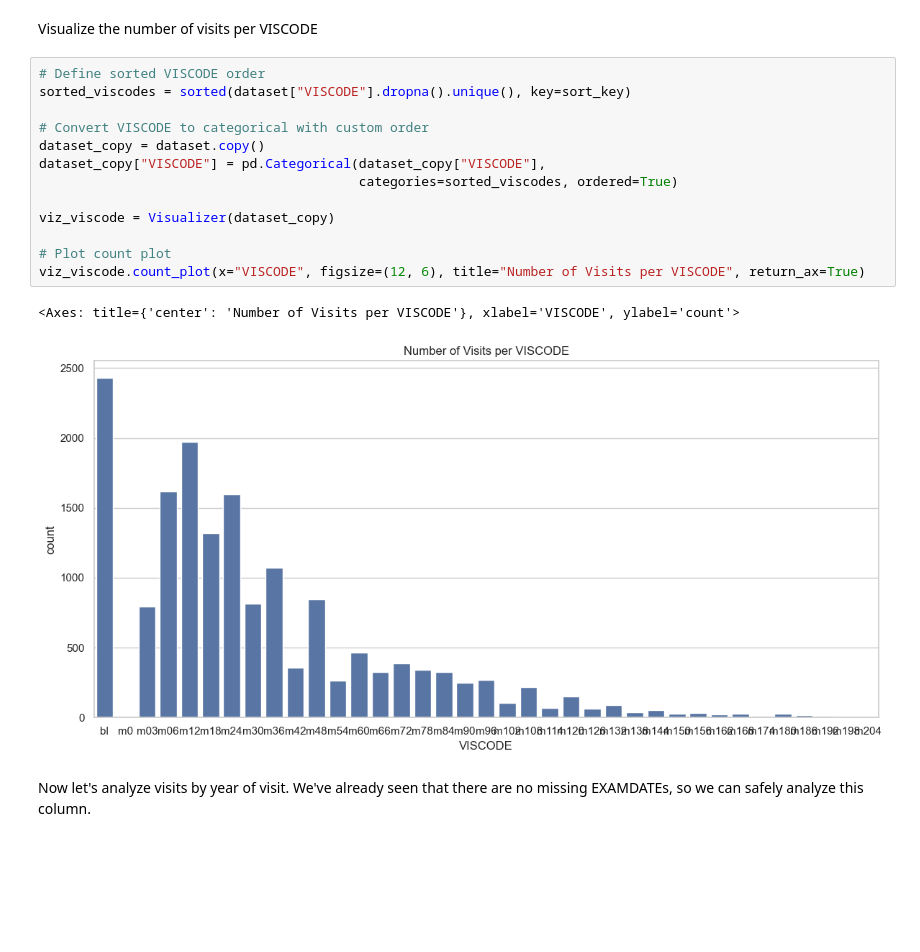
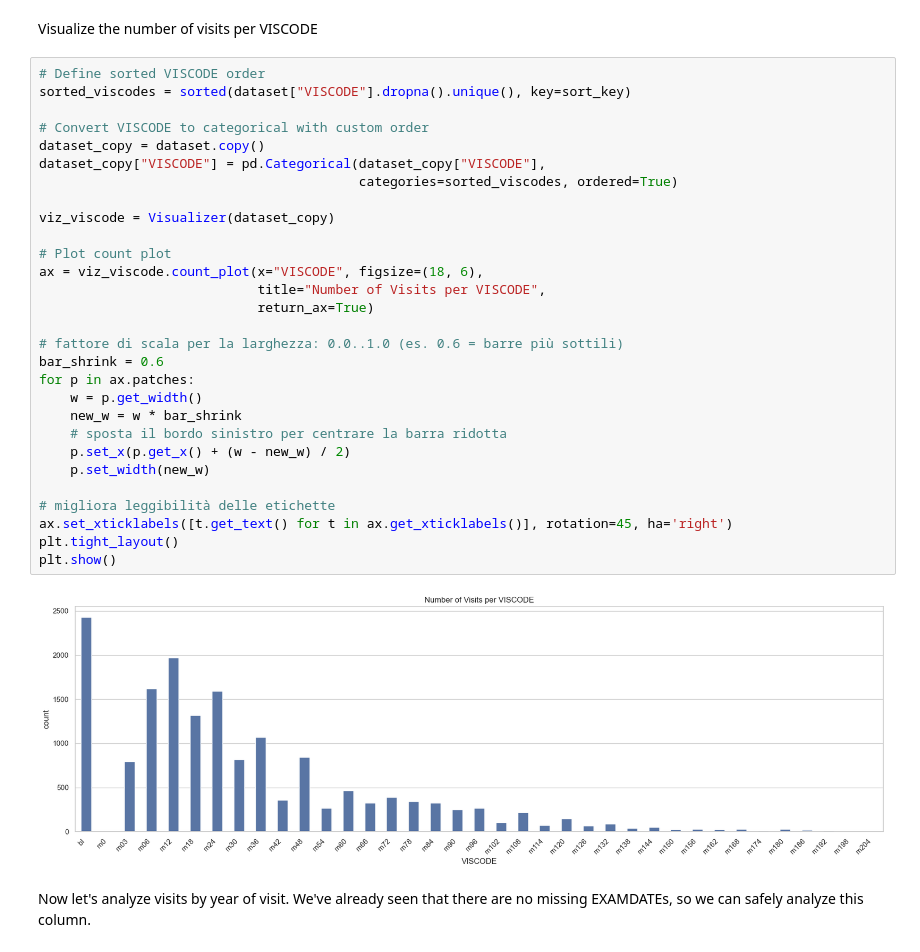
Before and after one commit to Tenshin000/CogniPredictAD, a Jupyter notebook: notebooks/01_Preliminary_Exploratory_Analysis.ipynb, the cells around one changed output. Saved outputs shown, nothing was run; the diff lists cells and outputs as text; blank space fills up the shorter version.

Commit message:
Improved the display of visits in the graph

```diff
--- a/notebooks/01_Preliminary_Exploratory_Analysis.ipynb
+++ b/notebooks/01_Preliminary_Exploratory_Analysis.ipynb
@@ -381,19 +382,34 @@ Visualize the number of visits per VISCODE
 # %%
 # Define sorted VISCODE order
 sorted_viscodes = sorted(dataset["VISCODE"].dropna().unique(), key=sort_key)
 
 # Convert VISCODE to categorical with custom order
 dataset_copy = dataset.copy()
 dataset_copy["VISCODE"] = pd.Categorical(dataset_copy["VISCODE"],
                                          categories=sorted_viscodes, ordered=True)
 
 viz_viscode = Visualizer(dataset_copy)
 
 # Plot count plot
-viz_viscode.count_plot(x="VISCODE", figsize=(12, 6), title="Number of Visits per VISCODE", return_ax=True)
+ax = viz_viscode.count_plot(x="VISCODE", figsize=(18, 6),
+                            title="Number of Visits per VISCODE",
+                            return_ax=True)
+
+# fattore di scala per la larghezza: 0.0..1.0 (es. 0.6 = barre più sottili)
+bar_shrink = 0.6
+for p in ax.patches:
+    w = p.get_width()
+    new_w = w * bar_shrink
+    # sposta il bordo sinistro per centrare la barra ridotta
+    p.set_x(p.get_x() + (w - new_w) / 2)
+    p.set_width(new_w)
+
+# migliora leggibilità delle etichette
+ax.set_xticklabels([t.get_text() for t in ax.get_xticklabels()], rotation=45, ha='right')
+plt.tight_layout()
+plt.show()
 # %% [output]
-<Axes: title={'center': 'Number of Visits per VISCODE'}, xlabel='VISCODE', ylabel='count'>
-[figure, old version]
+[figure, new version]
 # %% [markdown]
 Now let's analyze visits by year of visit. We've already seen that there are no missing EXAMDATEs, so we can safely analyze this column.
 # %%
```
Also changed, not shown: parts of 1 cell of this notebook.
